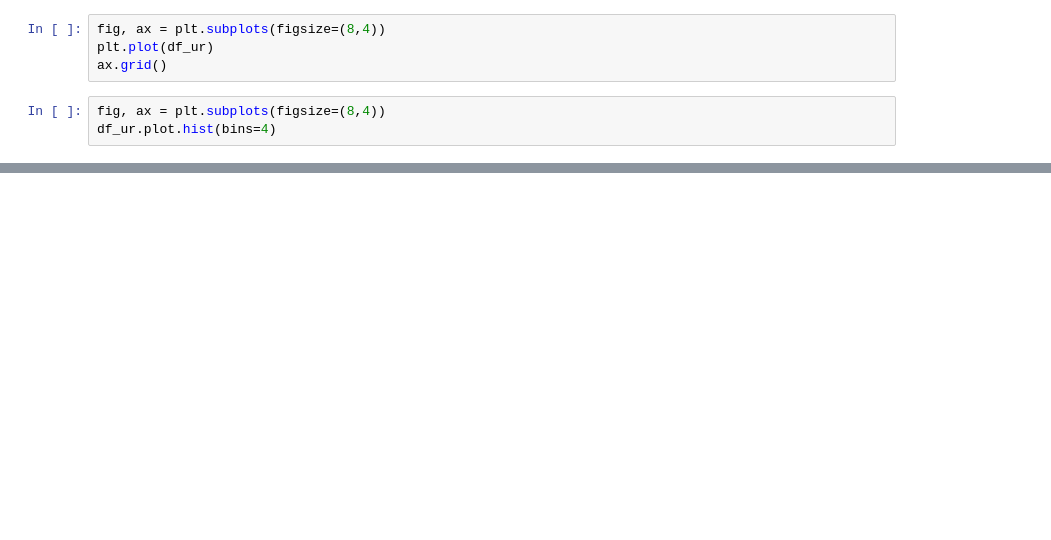
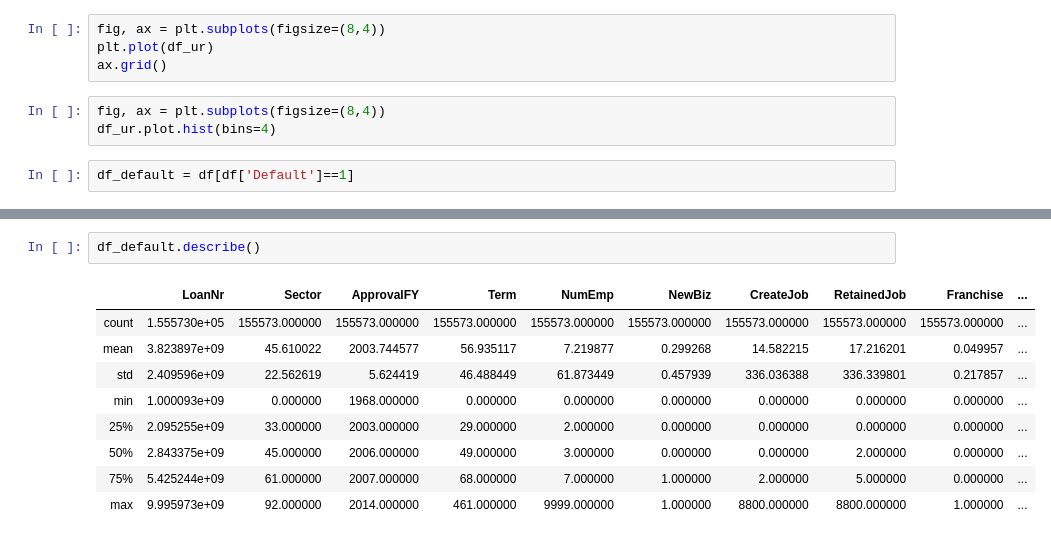
Before and after one commit to allison-zhou-phd/SBA_Loans_Risk_Analysis, a Jupyter notebook: notebook/data_eda.ipynb, the cells around one changed output, grey strips where cells are left out. Drawn from its saved outputs; the diff is of its cells as text; blank space fills up the shorter version.

```diff
--- a/notebook/data_eda.ipynb
+++ b/notebook/data_eda.ipynb
@@ -50,3 +60,5 @@ ax.grid()
 # %%
 fig, ax = plt.subplots(figsize=(8,4))
 df_ur.plot.hist(bins=4)
+# %%
+df_default = df[df['Default']==1]
@@ -52,0 +85,12 @@ df_ur.plot.hist(bins=4)
+# %%
+df_default.describe()
+# %% [output]
+|  | LoanNr | Sector | ApprovalFY | Term | NumEmp | NewBiz | CreateJob | RetainedJob | Franchise | ... |
+| count | 1.555730e+05 | 155573.000000 | 155573.000000 | 155573.000000 | 155573.000000 | 155573.000000 | 155573.000000 | 155573.000000 | 155573.000000 | ... |
+| mean | 3.823897e+09 | 45.610022 | 2003.744577 | 56.935117 | 7.219877 | 0.299268 | 14.582215 | 17.216201 | 0.049957 | ... |
+| std | 2.409596e+09 | 22.562619 | 5.624419 | 46.488449 | 61.873449 | 0.457939 | 336.036388 | 336.339801 | 0.217857 | ... |
+| min | 1.000093e+09 | 0.000000 | 1968.000000 | 0.000000 | 0.000000 | 0.000000 | 0.000000 | 0.000000 | 0.000000 | ... |
+| 25% | 2.095255e+09 | 33.000000 | 2003.000000 | 29.000000 | 2.000000 | 0.000000 | 0.000000 | 0.000000 | 0.000000 | ... |
+| 50% | 2.843375e+09 | 45.000000 | 2006.000000 | 49.000000 | 3.000000 | 0.000000 | 0.000000 | 2.000000 | 0.000000 | ... |
+| 75% | 5.425244e+09 | 61.000000 | 2007.000000 | 68.000000 | 7.000000 | 1.000000 | 2.000000 | 5.000000 | 0.000000 | ... |
+| max | 9.995973e+09 | 92.000000 | 2014.000000 | 461.000000 | 9999.000000 | 1.000000 | 8800.000000 | 8800.000000 | 1.000000 | ... |
```
Also changed, not shown: parts of 13 cells of this notebook, 5 other files.
